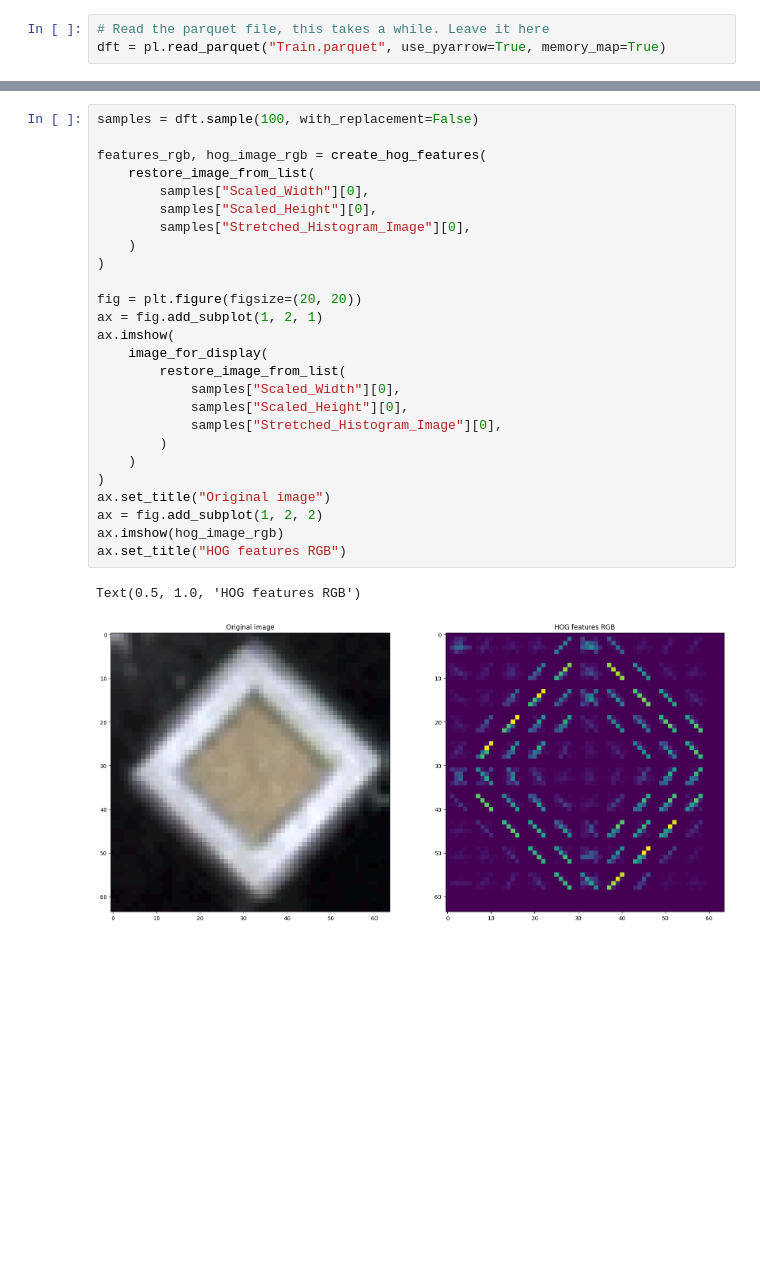
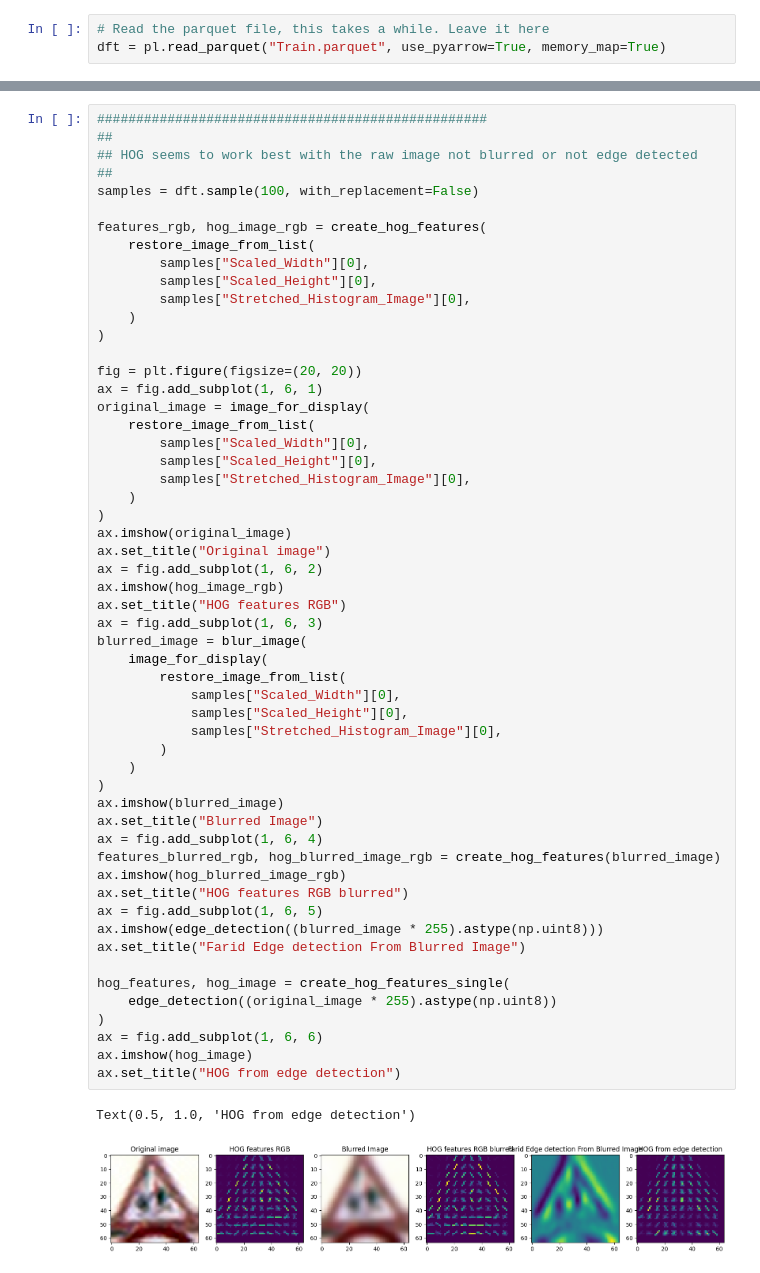
Before and after one commit to teddy661/281-final-project, a Jupyter notebook: simple_features.ipynb, the cells around one changed output, grey strips where cells are left out. Cells and saved outputs as stored; diff of their text form; blank space fills up the shorter version.

Commit message:
HOG seems to work best with scaled image, not blurred and not edge detected

```diff
--- a/simple_features.ipynb
+++ b/simple_features.ipynb
@@ -56,29 +102,58 @@ def create_hog_features(image):
 # %%
+##################################################
+##
+## HOG seems to work best with the raw image not blurred or not edge detected
+##
 samples = dft.sample(100, with_replacement=False)
 
 features_rgb, hog_image_rgb = create_hog_features(
     restore_image_from_list(
         samples["Scaled_Width"][0],
         samples["Scaled_Height"][0],
         samples["Stretched_Histogram_Image"][0],
     )
 )
 
 fig = plt.figure(figsize=(20, 20))
-ax = fig.add_subplot(1, 2, 1)
-ax.imshow(
+ax = fig.add_subplot(1, 6, 1)
+original_image = image_for_display(
+    restore_image_from_list(
+        samples["Scaled_Width"][0],
+        samples["Scaled_Height"][0],
+        samples["Stretched_Histogram_Image"][0],
+    )
+)
+ax.imshow(original_image)
+ax.set_title("Original image")
+ax = fig.add_subplot(1, 6, 2)
+ax.imshow(hog_image_rgb)
+ax.set_title("HOG features RGB")
+ax = fig.add_subplot(1, 6, 3)
+blurred_image = blur_image(
     image_for_display(
         restore_image_from_list(
             samples["Scaled_Width"][0],
             samples["Scaled_Height"][0],
             samples["Stretched_Histogram_Image"][0],
         )
     )
 )
-ax.set_title("Original image")
-ax = fig.add_subplot(1, 2, 2)
-ax.imshow(hog_image_rgb)
-ax.set_title("HOG features RGB")
+ax.imshow(blurred_image)
+ax.set_title("Blurred Image")
+ax = fig.add_subplot(1, 6, 4)
+features_blurred_rgb, hog_blurred_image_rgb = create_hog_features(blurred_image)
+ax.imshow(hog_blurred_image_rgb)
+ax.set_title("HOG features RGB blurred")
+ax = fig.add_subplot(1, 6, 5)
+ax.imshow(edge_detection((blurred_image * 255).astype(np.uint8)))
+ax.set_title("Farid Edge detection From Blurred Image")
+
+hog_features, hog_image = create_hog_features_single(
+    edge_detection((original_image * 255).astype(np.uint8))
+)
+ax = fig.add_subplot(1, 6, 6)
+ax.imshow(hog_image)
+ax.set_title("HOG from edge detection")
 # %% [output]
-Text(0.5, 1.0, 'HOG features RGB')
+Text(0.5, 1.0, 'HOG from edge detection')
-[figure, old version]
+[figure, new version]
```
Also changed, not shown: parts of 2 cells of this notebook.
